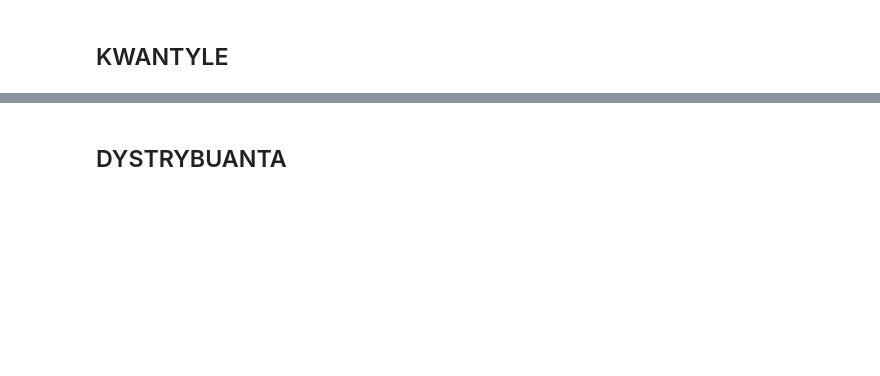
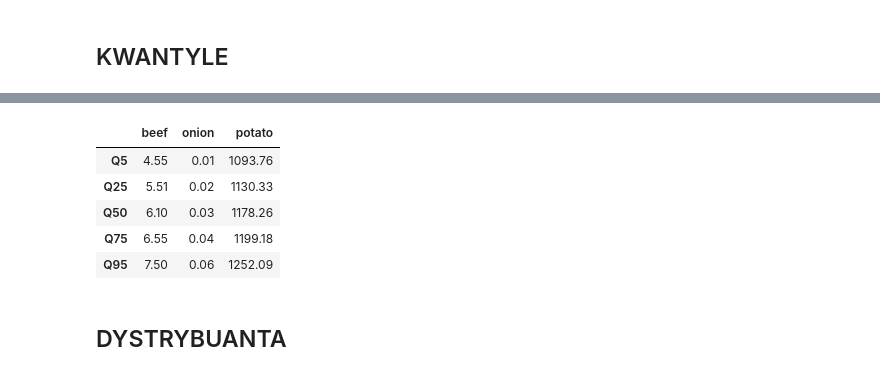
Before and after one commit to werpyr1003/Zarz-dzanie_ryzykiem_McDonald_Corporation, a Jupyter notebook: Projekt_2/Kody.ipynb, the cells around one changed output, grey strips where cells are left out. Saved outputs shown, nothing was run; the diff lists cells and outputs as text; code cells hidden in the pictures; blank space fills up the shorter version.

```diff
--- a/Projekt_2/Kody.ipynb
+++ b/Projekt_2/Kody.ipynb
@@ -82,3 +162,23 @@ print(calculate_quantiles(beef_data))
+# %%
+quantile_results = pd.DataFrame()
+
+for name, series in ingredients.items():
+    q_values = calculate_quantiles(series)
+    q_df = pd.DataFrame.from_dict(q_values, orient='index', columns=[name])
+
+    if quantile_results.empty:
+        quantile_results = q_df
+    else:
+        quantile_results = pd.concat([quantile_results, q_df], axis=1)
+
+display(quantile_results.style.format("{:.2f}"))
+# %% [output]
+|  | beef | onion | potato |
+| Q5 | 4.55 | 0.01 | 1093.76 |
+| Q25 | 5.51 | 0.02 | 1130.33 |
+| Q50 | 6.10 | 0.03 | 1178.26 |
+| Q75 | 6.55 | 0.04 | 1199.18 |
+| Q95 | 7.50 | 0.06 | 1252.09 |
 # %% [markdown]
 ## DYSTRYBUANTA
 # %%
```
Also changed, not shown: parts of 18 cells of this notebook, 3 other files.
